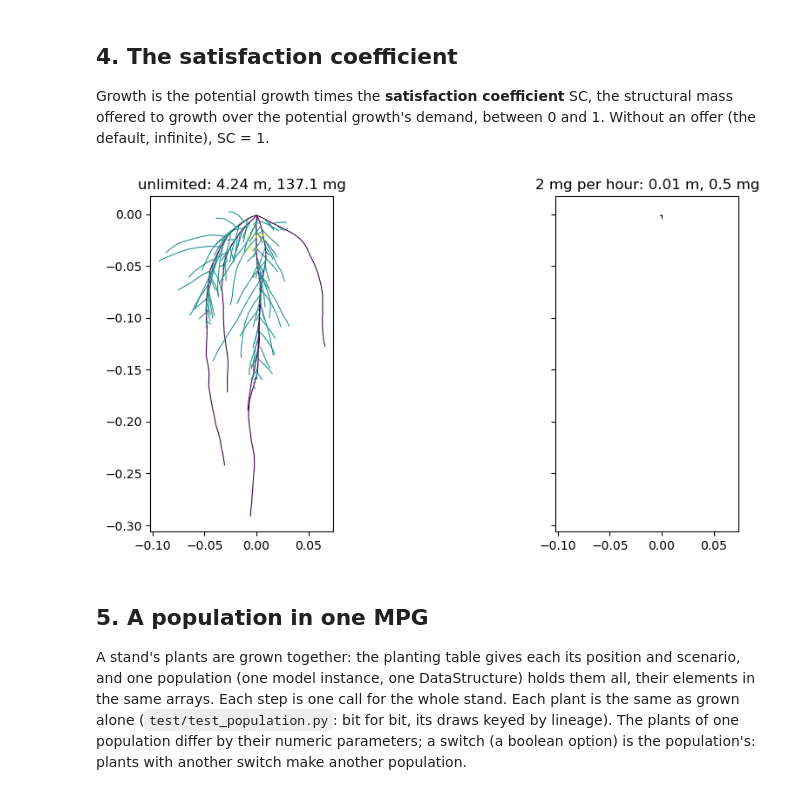
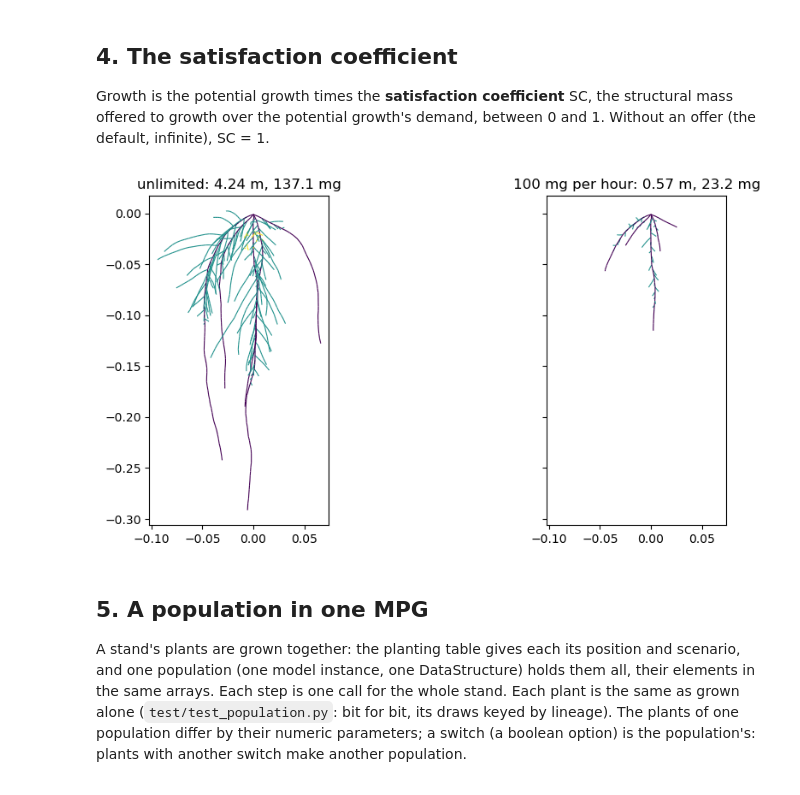
Before and after one commit to openalea/archisimple, a Jupyter notebook: example/tutorials/tutorial_archisimple.ipynb, the cells around one changed output. Cells and saved outputs as stored; diff of their text form; code cells hidden in the pictures.

```diff
--- a/example/tutorials/tutorial_archisimple.ipynb
+++ b/example/tutorials/tutorial_archisimple.ipynb
@@ -115,18 +115,18 @@ Growth is the potential growth times the **satisfaction coefficient** SC, the st
 potential growth's demand, between 0 and 1. Without an offer (the default, infinite), SC = 1.
 # %%
 runs = {}
-for label, offer in (("unlimited", None), ("2 mg per hour", 2e-6)):
+for label, offer in (("unlimited", None), ("100 mg per hour", 100e-6)):
     # a key the model names in its __init__ (offer) is its own argument; "parameters", its components'
     runs[label] = Scene(planting(Architecture, [{"parameters": WHEAT, "offer": offer}]), time_step=3600)
     runs[label].simulate(24 * 10)
 fig, axes = plt.subplots(1, 2, figsize=(11, 5), sharex=True, sharey=True)
 for ax, (label, run) in zip(axes, runs.items()):
     draw_root_system(ax, record(run), color_by="root_order", linewidth_by_radius=False)
     t = totals(record(run))
     ax.set_title(f"{label}: {t['length']:.2f} m, {t['struct_mass'] * 1e3:.1f} mg")
 plt.show()
 # %% [output]
-[figure, old version]
+[figure, new version]
 # %% [markdown]
 ## 5. A population in one MPG
 
```
Also changed, not shown: parts of 2 cells of this notebook.
